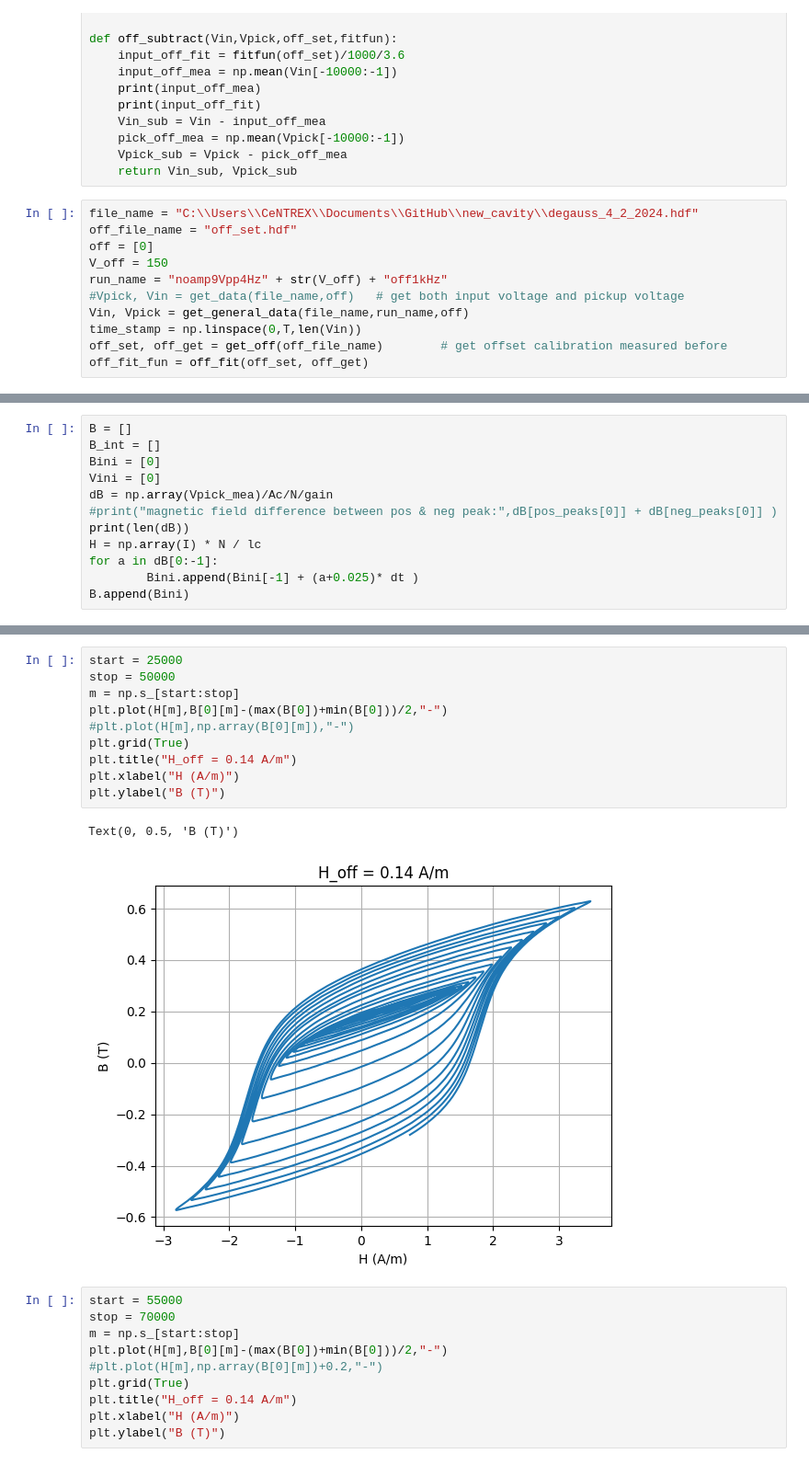
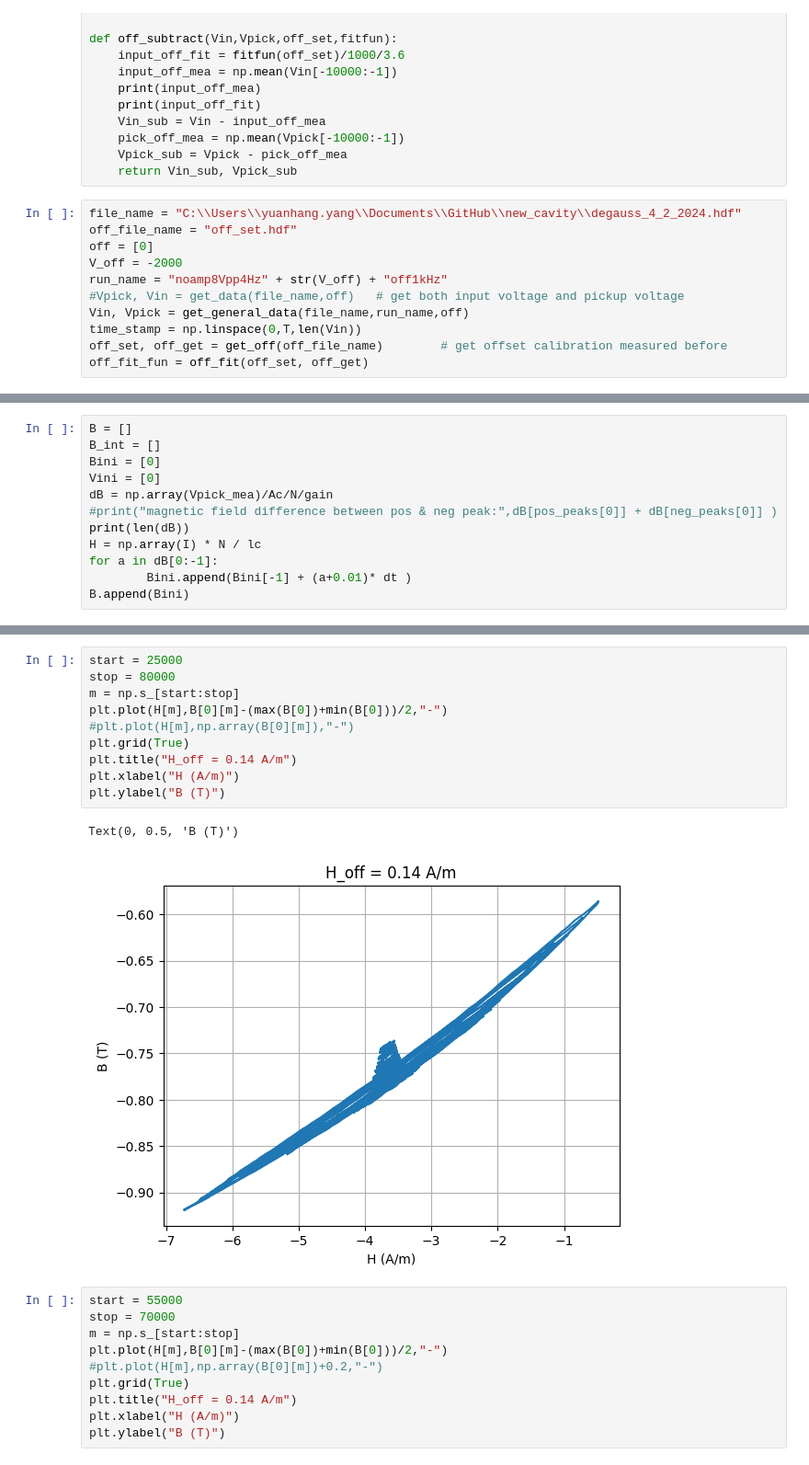
Before and after one commit to yyhshdu1/new_cavity, a Jupyter notebook: windfreak/SG_degauss.ipynb, the cells around one changed output, grey strips where cells are left out. Shown: that part at 92% size. Saved outputs shown, nothing was run; the diff lists cells and outputs as text.

```diff
--- a/windfreak/SG_degauss.ipynb
+++ b/windfreak/SG_degauss.ipynb
@@ -95,11 +95,11 @@ def off_subtract(Vin,Vpick,off_set,fitfun):
     Vpick_sub = Vpick - pick_off_mea
     return Vin_sub, Vpick_sub
 # %%
-file_name = "C:\\Users\\CeNTREX\\Documents\\GitHub\\new_cavity\\degauss_4_2_2024.hdf"
+file_name = "C:\\Users\\yuanhang.yang\\Documents\\GitHub\\new_cavity\\degauss_4_2_2024.hdf"
 off_file_name = "off_set.hdf"
 off = [0]
-V_off = 150
-run_name = "noamp9Vpp4Hz" + str(V_off) + "off1kHz"
+V_off = -2000
+run_name = "noamp8Vpp4Hz" + str(V_off) + "off1kHz"
 #Vpick, Vin = get_data(file_name,off)   # get both input voltage and pickup voltage
 Vin, Vpick = get_general_data(file_name,run_name,off)
 time_stamp = np.linspace(0,T,len(Vin))
@@ -180,6 +180,6 @@ dB = np.array(Vpick_mea)/Ac/N/gain
 print(len(dB))
 H = np.array(I) * N / lc
 for a in dB[0:-1]:
-        Bini.append(Bini[-1] + (a+0.025)* dt )
+        Bini.append(Bini[-1] + (a+0.01)* dt )
 B.append(Bini)
 # %% [output]
@@ -200,16 +200,16 @@ Text(0, 0.5, 'B (T)')
 # %%
 start = 25000
-stop = 50000
+stop = 80000
 m = np.s_[start:stop]
 plt.plot(H[m],B[0][m]-(max(B[0])+min(B[0]))/2,"-")
 #plt.plot(H[m],np.array(B[0][m]),"-")
 plt.grid(True)
 plt.title("H_off = 0.14 A/m")
 plt.xlabel("H (A/m)")
 plt.ylabel("B (T)")
 # %% [output]
 Text(0, 0.5, 'B (T)')
-[figure, old version]
+[figure, new version]
 # %%
 start = 55000
 stop = 70000
```
Also changed, not shown: parts of 10 cells of this notebook.
